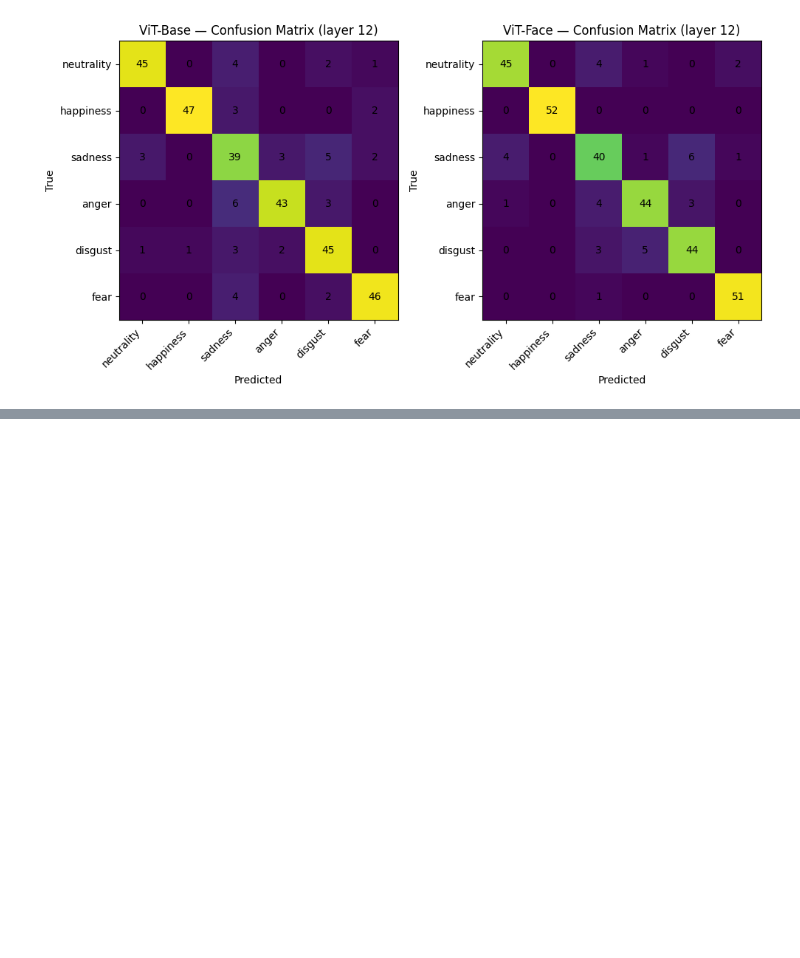
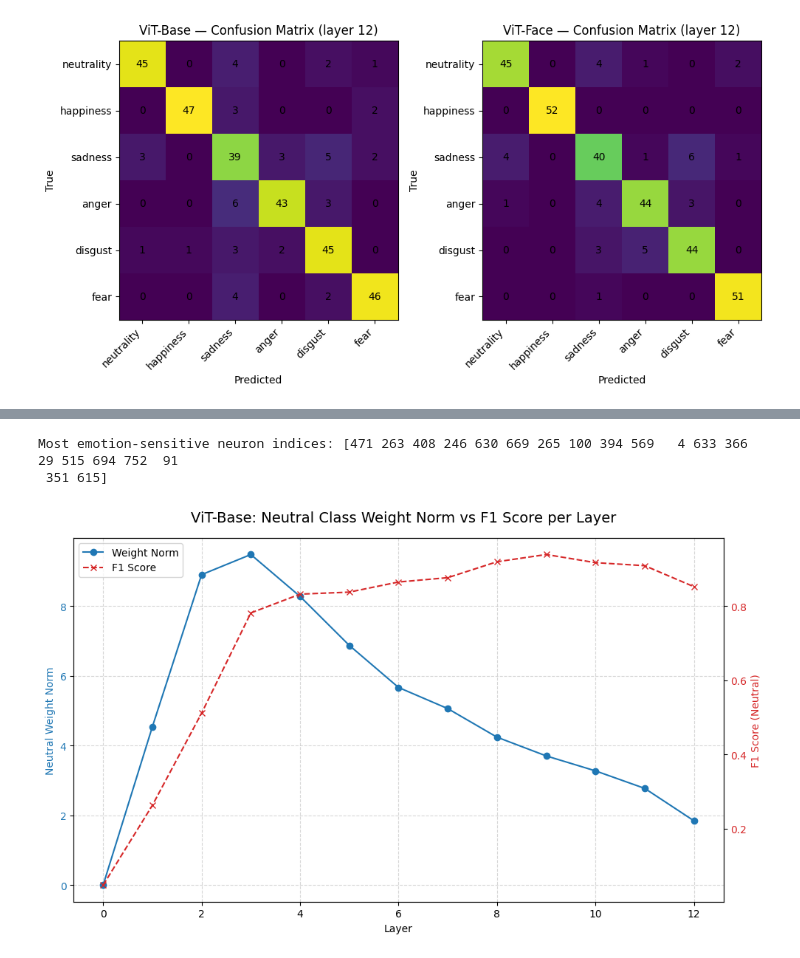
Before and after one commit to nswierkowski/ViT-Empathy, a Jupyter notebook: notebooks/Simple_linear_probing_analysis.ipynb, the cells around one changed output, grey strips where cells are left out. Saved outputs shown, nothing was run; the diff lists cells and outputs as text; code cells hidden in the pictures; blank space fills up the shorter version.

```diff
--- a/notebooks/Simple_linear_probing_analysis.ipynb
+++ b/notebooks/Simple_linear_probing_analysis.ipynb
@@ -125,0 +311,41 @@ for i in range(num_layers):
+# %%
+emotion_W = df[df["emotion"] != "neutrality"]["weights"].apply(ast.literal_eval)
+emotion_mat = np.stack([np.array(w) for w in emotion_W])
+neuron_importance = np.abs(emotion_mat).mean(axis=0)
+
+top_idx = neuron_importance.argsort()[::-1][:20]
+print("Most emotion-sensitive neuron indices:", top_idx)
+# %% [output]
+Most emotion-sensitive neuron indices: [471 263 408 246 630 669 265 100 394 569   4 633 366  29 515 694 752  91
+ 351 615]
+# %%
+layer_stats = neutral_df.groupby("layer").agg({
+    "weight_norm": "mean",
+    "f1": "mean"
+}).reset_index()
+
+fig, ax1 = plt.subplots(figsize=(10, 6))
+
+color = 'tab:blue'
+ax1.set_xlabel('Layer')
+ax1.set_ylabel('Neutral Weight Norm', color=color)
+ax1.plot(layer_stats['layer'], layer_stats['weight_norm'], marker='o', color=color, label='Weight Norm')
+ax1.tick_params(axis='y', labelcolor=color)
+ax1.grid(True, linestyle='--', alpha=0.5)
+
+ax2 = ax1.twinx()
+color = 'tab:red'
+ax2.set_ylabel('F1 Score (Neutral)', color=color)
+ax2.plot(layer_stats['layer'], layer_stats['f1'], marker='x', linestyle='--', color=color, label='F1 Score')
+ax2.tick_params(axis='y', labelcolor=color)
+
+fig.suptitle('ViT-Base: Neutral Class Weight Norm vs F1 Score per Layer', fontsize=14)
+fig.tight_layout()
+
+lines, labels = ax1.get_legend_handles_labels()
+lines2, labels2 = ax2.get_legend_handles_labels()
+ax1.legend(lines + lines2, labels + labels2, loc='upper left')
+
+plt.show()
+# %% [output]
+[figure, added]
```
Also changed, not shown: parts of 11 cells of this notebook, 1 other file.
